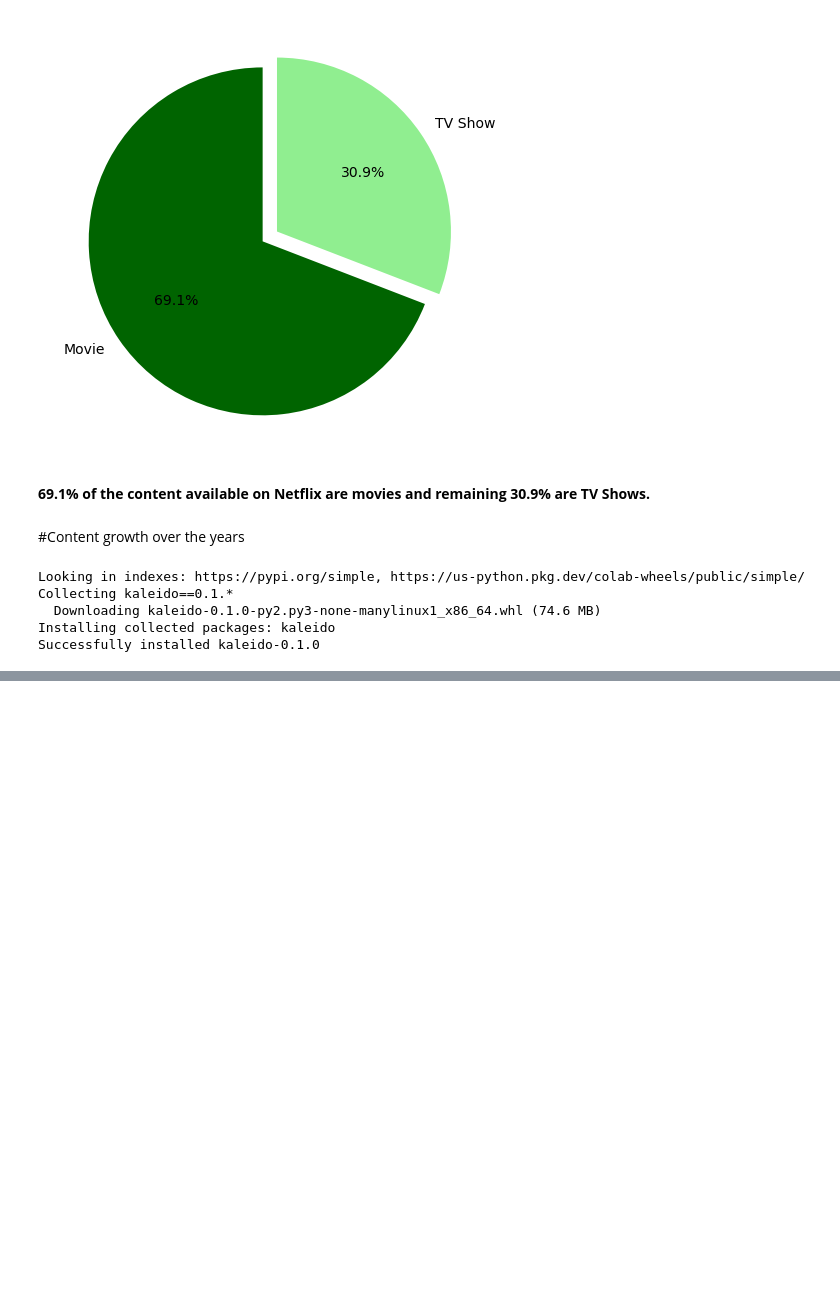
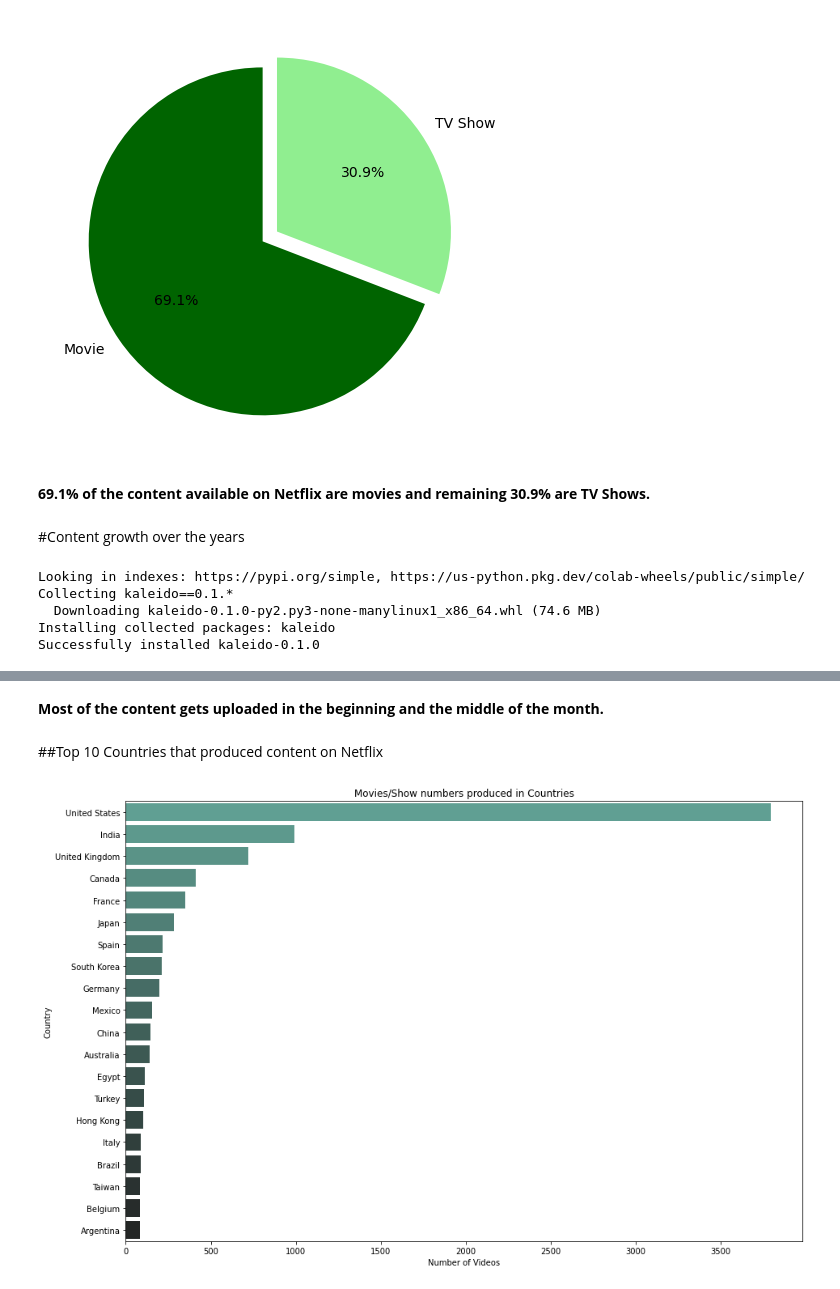
Before and after one commit to niteshavagabond/NETFLIX-MOVIES-AND-TV-SHOWS-CLUSTERING, a Jupyter notebook: NETFLIX_MOVIES_AND_TV_SHOWS_CLUSTERING.ipynb, the cells around one changed output, grey strips where cells are left out. Saved outputs shown, nothing was run; the diff lists cells and outputs as text; code cells hidden in the pictures; blank space fills up the shorter version.

```diff
--- a/NETFLIX_MOVIES_AND_TV_SHOWS_CLUSTERING.ipynb
+++ b/NETFLIX_MOVIES_AND_TV_SHOWS_CLUSTERING.ipynb
@@ -331,0 +408,27 @@ Successfully installed kaleido-0.1.0
+# %% [markdown]
+ **Most of the content gets uploaded in the beginning and the middle of the month.**
+# %% [markdown]
+##Top 10 Countries that produced content on Netflix
+# %%
+# plot of countries based on content
+a = df[df.country != 'unknown'].loc[:,['show_id','title','country', 'listed_in']].copy()
+countrylist = (a['country'].to_list())
+
+newlist = []
+for country in countrylist:
+  if ',' in country:
+    a = country.split(', ')
+    newlist = newlist + a
+  else:
+    newlist.append(country)
+
+country_list = pd.DataFrame({'country' : newlist, 'id':np.arange(0,len(newlist),1)})
+a = country_list.groupby('country').agg({'id':'count'}).sort_values('id', ascending= False).head(20).reset_index()
+plt.figure(figsize=(15,10))
+a = sns.barplot(y = 'country', x = 'id',data = a , palette='dark:#5A9_r')
+a = plt.title('Movies/Show numbers produced in Countries')
+a = plt.ylabel('Country')
+a = plt.xlabel('Number of Videos')
+top10countries = country_list.groupby('country').agg({'id':'count'}).sort_values('id', ascending= False).head(10).reset_index()['country'].unique()
+# %% [output]
+[figure, added]
```
Also changed, not shown: parts of 82 cells of this notebook.
